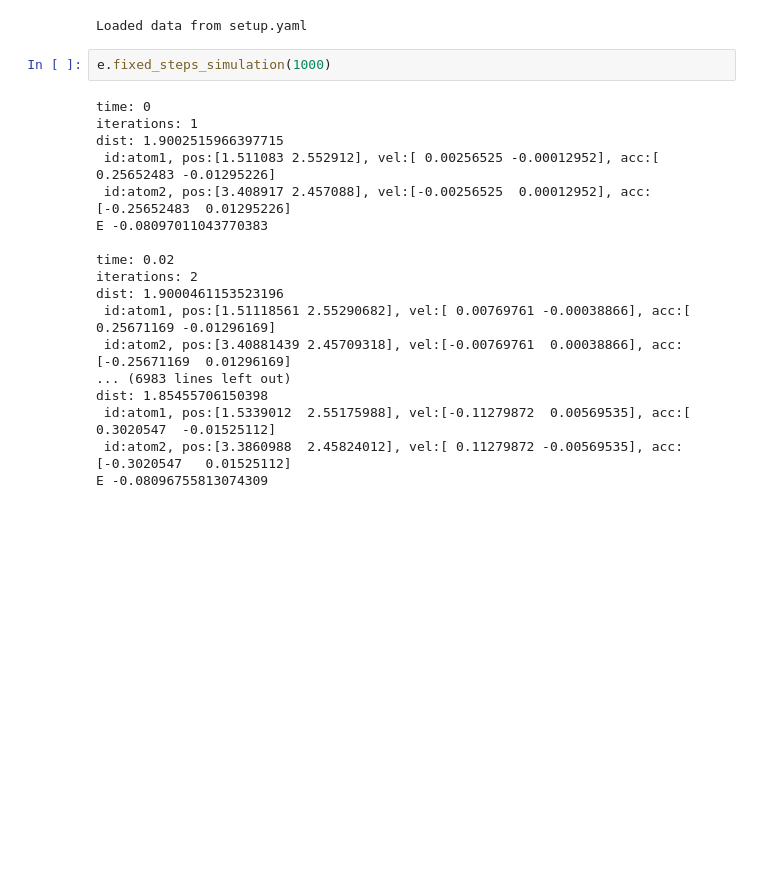
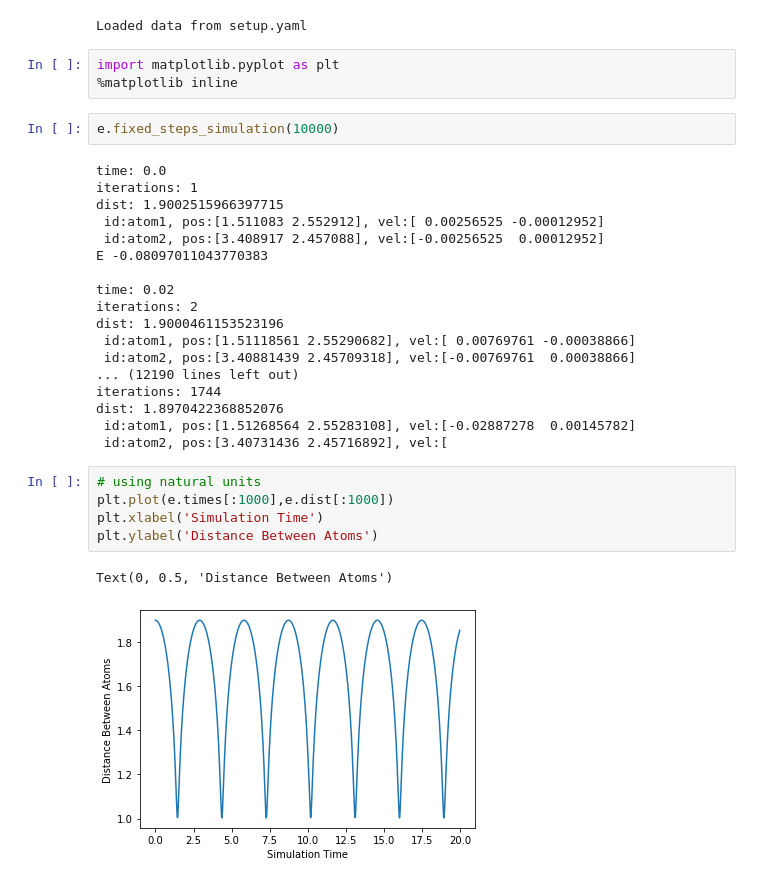
Before and after one commit to rzhadev/sketchmm, a Jupyter notebook: main.ipynb, the cells around one changed output. Saved outputs shown, nothing was run; the diff lists cells and outputs as text; blank space fills up the shorter version.

Commit message:
cleaned up logging/testing graphs

```diff
--- a/main.ipynb
+++ b/main.ipynb
@@ -7,23 +7,34 @@ importlib.reload(engine)
 e = Engine("setup.yaml")
 # %% [output]
 Loaded data from setup.yaml
+# %%
+import matplotlib.pyplot as plt
+%matplotlib inline
 # %%
-e.fixed_steps_simulation(1000)
+e.fixed_steps_simulation(10000)
 # %% [output]
-time: 0
+time: 0.0
 iterations: 1
 dist: 1.9002515966397715
- id:atom1, pos:[1.511083 2.552912], vel:[ 0.00256525 -0.00012952], acc:[ 0.25652483 -0.01295226]
- id:atom2, pos:[3.408917 2.457088], vel:[-0.00256525  0.00012952], acc:[-0.25652483  0.01295226]
+ id:atom1, pos:[1.511083 2.552912], vel:[ 0.00256525 -0.00012952]
+ id:atom2, pos:[3.408917 2.457088], vel:[-0.00256525  0.00012952]
 E -0.08097011043770383
 
 time: 0.02
 iterations: 2
 dist: 1.9000461153523196
- id:atom1, pos:[1.51118561 2.55290682], vel:[ 0.00769761 -0.00038866], acc:[ 0.25671169 -0.01296169]
- id:atom2, pos:[3.40881439 2.45709318], vel:[-0.00769761  0.00038866], acc:[-0.25671169  0.01296169]
-... (6983 lines left out)
-dist: 1.85455706150398
- id:atom1, pos:[1.5339012  2.55175988], vel:[-0.11279872  0.00569535], acc:[ 0.3020547  -0.01525112]
- id:atom2, pos:[3.3860988  2.45824012], vel:[ 0.11279872 -0.00569535], acc:[-0.3020547   0.01525112]
-E -0.08096755813074309
+ id:atom1, pos:[1.51118561 2.55290682], vel:[ 0.00769761 -0.00038866]
+ id:atom2, pos:[3.40881439 2.45709318], vel:[-0.00769761  0.00038866]
+... (12190 lines left out)
+iterations: 1744
+dist: 1.8970422368852076
+ id:atom1, pos:[1.51268564 2.55283108], vel:[-0.02887278  0.00145782]
+ id:atom2, pos:[3.40731436 2.45716892], vel:[
+# %%
+# using natural units
+plt.plot(e.times[:1000],e.dist[:1000])
+plt.xlabel('Simulation Time')
+plt.ylabel('Distance Between Atoms')
+# %% [output]
+Text(0, 0.5, 'Distance Between Atoms')
+[figure, added]
```
Also changed, not shown: 1 other file.
